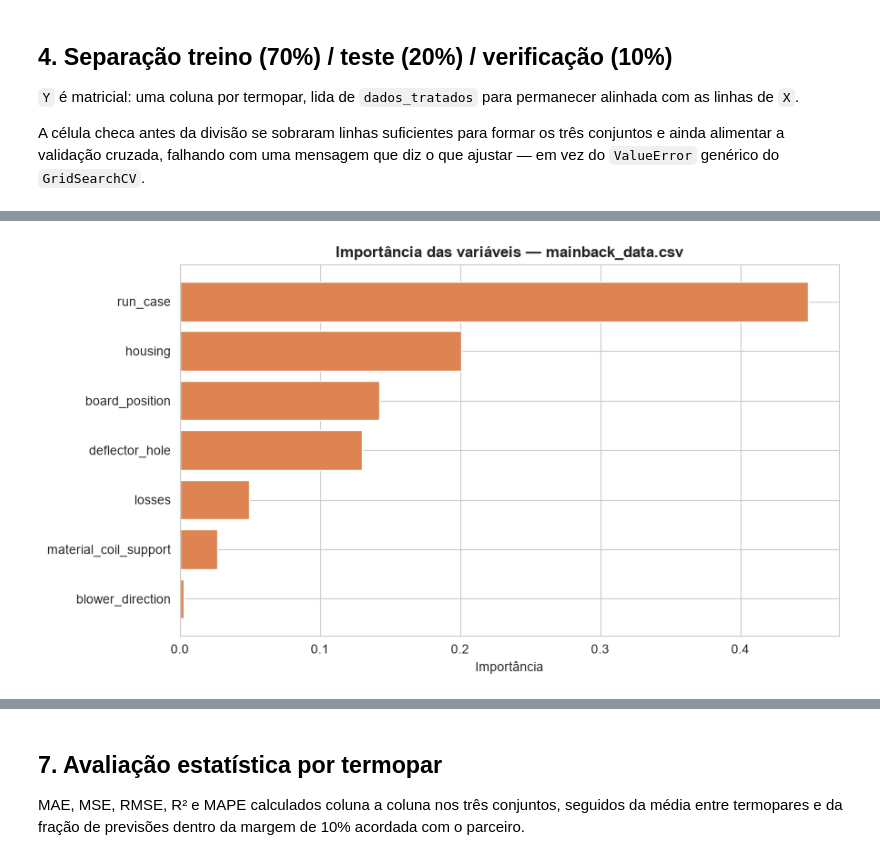
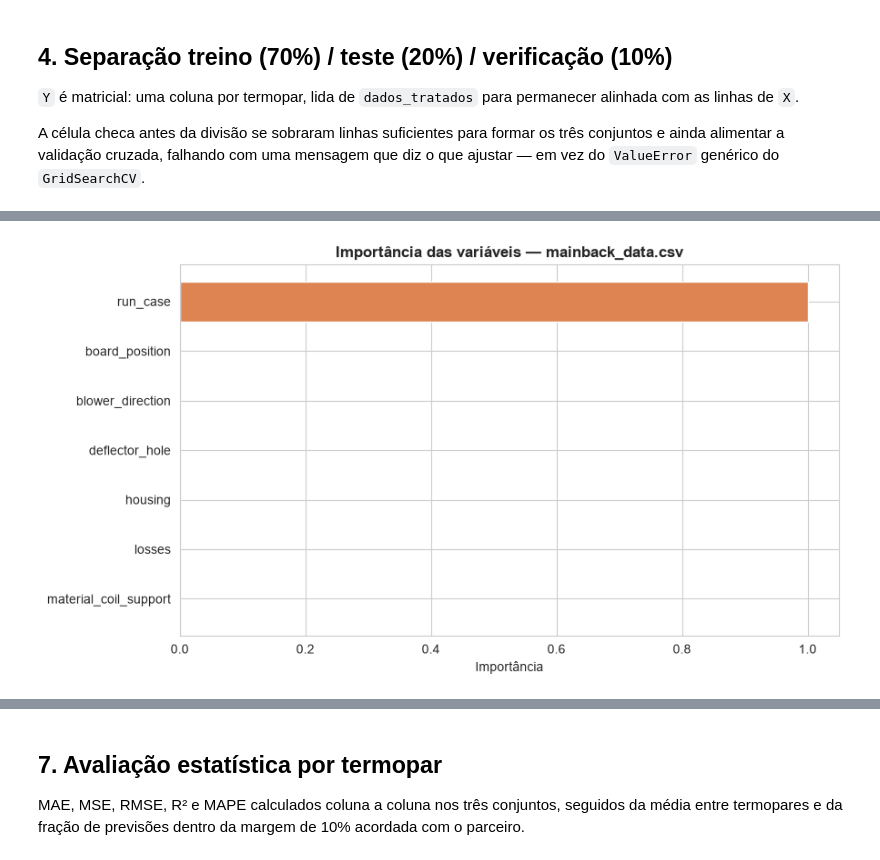
Before and after one commit to nicolas-carrascossa/whirlpool-thermal-predictor, a Jupyter notebook: notebooks/Decision_tree_regre.ipynb, the cells around one changed output, grey strips where cells are left out. Drawn from its saved outputs; the diff is of its cells as text; code cells hidden in the pictures.

```diff
--- a/notebooks/Decision_tree_regre.ipynb
+++ b/notebooks/Decision_tree_regre.ipynb
@@ -365,40 +401,76 @@ O número de folds é `min(N_FOLDS_DESEJADO, linhas de treino)`, com mínimo de
 # DecisionTreeRegressor suporta múltiplas saídas nativamente:
 # cada folha armazena um vetor de médias, uma por termopar.
 # ============================================================
+# Grade desenhada para CONTER o superajuste com ~13 linhas de treino por setor:
+#  - max_depth <= 3 e min_samples_leaf >= 2: impede folhas de uma única linha
+#    (a grade anterior deixava chegar a max_depth=8 com 13 folhas para 13 linhas);
+#  - max_features removido: sortear 2-3 de 7 variáveis é ruído numa árvore única;
+#  - ccp_alpha (poda) NÃO entra: seu efeito depende da escala da temperatura de cada
+#    setor e, em teste, podava a árvore até uma folha única (= prever a média).
 GRADE_HIPERPARAMETROS = {
-    "max_depth":         [2, 3, 5, 8, None],
-    "min_samples_split": [2, 5, 10],
-    "min_samples_leaf":  [1, 2, 4],
-    "max_features":      ["sqrt", None],
+    "max_depth":         [1, 2, 3],
+    "min_samples_leaf":  [2, 3, 4],
+    "min_samples_split": [4, 6, 8],
 }
 
-# Nunca pedir mais folds do que há linhas de treino.
-n_folds = max(2, min(N_FOLDS_DESEJADO, len(X_treino)))
-if n_folds < N_FOLDS_DESEJADO:
-    print(f"Aviso: {len(X_treino)} linhas de treino — usando {n_folds} folds "
-          f"em vez de {N_FOLDS_DESEJADO}.\n")
+N_REPETICOES_CV = 5
 
-busca = GridSearchCV(
-    estimator=DecisionTreeRegressor(random_state=SEMENTE),
-    param_grid=GRADE_HIPERPARAMETROS,
-    cv=n_folds,
-    scoring="neg_mean_absolute_error",
-    n_jobs=-1,
-)
-busca.fit(X_treino, Y_treino)
 
-modelo = busca.best_estimator_
+def validacao_cruzada(n_linhas_treino, semente):
+    """K-fold REPETIDO: com ~13 linhas, 3 folds simples dão folds de ~4 linhas e uma
+    escolha de hiperparâmetros dominada pelo sorteio. Repetir com embaralhamentos
+    diferentes estabiliza a escolha sem gastar linhas extras."""
+    n_splits = max(2, min(N_FOLDS_DESEJADO, n_linhas_treino))
+    return RepeatedKFold(n_splits=n_splits, n_repeats=N_REPETICOES_CV, random_state=semente)
 
-print("Melhores hiperparâmetros:")
-for parametro, valor in busca.best_params_.items():
+
+def buscar_arvore(X_tr, Y_tr, semente):
+    """Busca de hiperparâmetros com a regra do 1 erro-padrão.
+
+    Em vez de ficar com a combinação de menor erro na validação cruzada (que, com ~13
+    linhas, muitas vezes premia sorte), escolhe a combinação MAIS SIMPLES cujo erro
+    está a até 1 erro-padrão da melhor: menor `max_depth`, depois maior
+    `min_samples_leaf`, depois maior `min_samples_split`.
+    Devolve (árvore treinada, hiperparâmetros escolhidos, GridSearchCV).
+    """
+    cv = validacao_cruzada(len(X_tr), semente)
+    busca = GridSearchCV(
+        estimator=DecisionTreeRegressor(random_state=semente),
+        param_grid=GRADE_HIPERPARAMETROS,
+        cv=cv,
+        scoring="neg_mean_absolute_error",
+        n_jobs=1,          # árvores minúsculas: o custo de paralelizar supera o ganho
+    ).fit(X_tr, Y_tr)
+
+    resultados_cv = pd.DataFrame(busca.cv_results_)
+    melhor = resultados_cv[resultados_cv["rank_test_score"] == 1].iloc[0]
+    erro_padrao = melhor["std_test_score"] / np.sqrt(cv.get_n_splits())
+    aceitaveis = resultados_cv[
+        resultados_cv["mean_test_score"] >= melhor["mean_test_score"] - erro_padrao
+    ]
+    escolhidos = aceitaveis.sort_values(
+        ["param_max_depth", "param_min_samples_leaf", "param_min_samples_split"],
+        ascending=[True, False, False],
+    ).iloc[0]["params"]
+
+    arvore = DecisionTreeRegressor(random_state=semente, **escolhidos).fit(X_tr, Y_tr)
+    return arvore, escolhidos, busca
+
+
+modelo, melhores_parametros, busca = buscar_arvore(X_treino, Y_treino, SEMENTE)
+
+print("Hiperparâmetros escolhidos (regra do 1 erro-padrão):")
+for parametro, valor in melhores_parametros.items():
     print(f"   {parametro}: {valor}")
 
 print(f"\nSaídas do modelo: {modelo.n_outputs_} termopares")
 print(f"Profundidade da árvore: {modelo.get_depth()} | Folhas: {modelo.get_n_leaves()}")
 
 # A importância é única para o modelo — reflete todos os alvos em conjunto
+# Com one-hot há uma coluna por categoria; somar por variável de origem mantém a leitura.
 importancia = (
-    pd.Series(modelo.feature_importances_, index=VARIAVEIS_INDEPENDENTES)
+    pd.Series(modelo.feature_importances_, index=X_treino.columns)
+      .groupby(lambda coluna: coluna.split("=")[0]).sum()
       .sort_values(ascending=False)
 )
 print(f"\nImportância das variáveis:\n{importancia.round(4).to_string()}")
@@ -409,5 +481,6 @@ plt.xlabel("Importância")
 plt.title(f"Importância das variáveis — {CAMINHO_PLANILHA.split('/')[-1]}",
           fontsize=12, fontweight="bold")
 plt.tight_layout()
+plt.savefig(f"../assets/graficos/dt_importancia_{CAMINHO_PLANILHA.split('/')[-1].replace('_data.csv', '')}.png", dpi=150, bbox_inches="tight")
 plt.show()
 # %% [output]
@@ -431,4 +503,4 @@ blower_direction         0.0027
-[figure, old version]
+[figure, new version]
 # %% [markdown]
 ## 6. Leitura da árvore — regras de decisão
 
```
Also changed, not shown: parts of 31 cells of this notebook, 6 other files.
